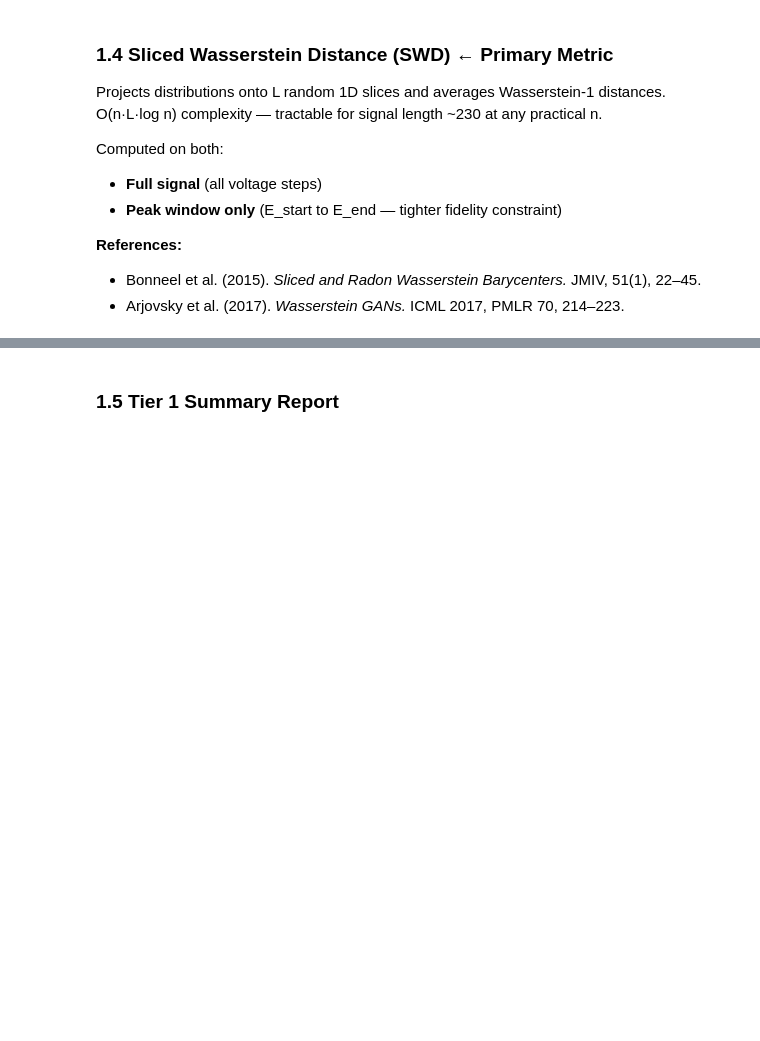
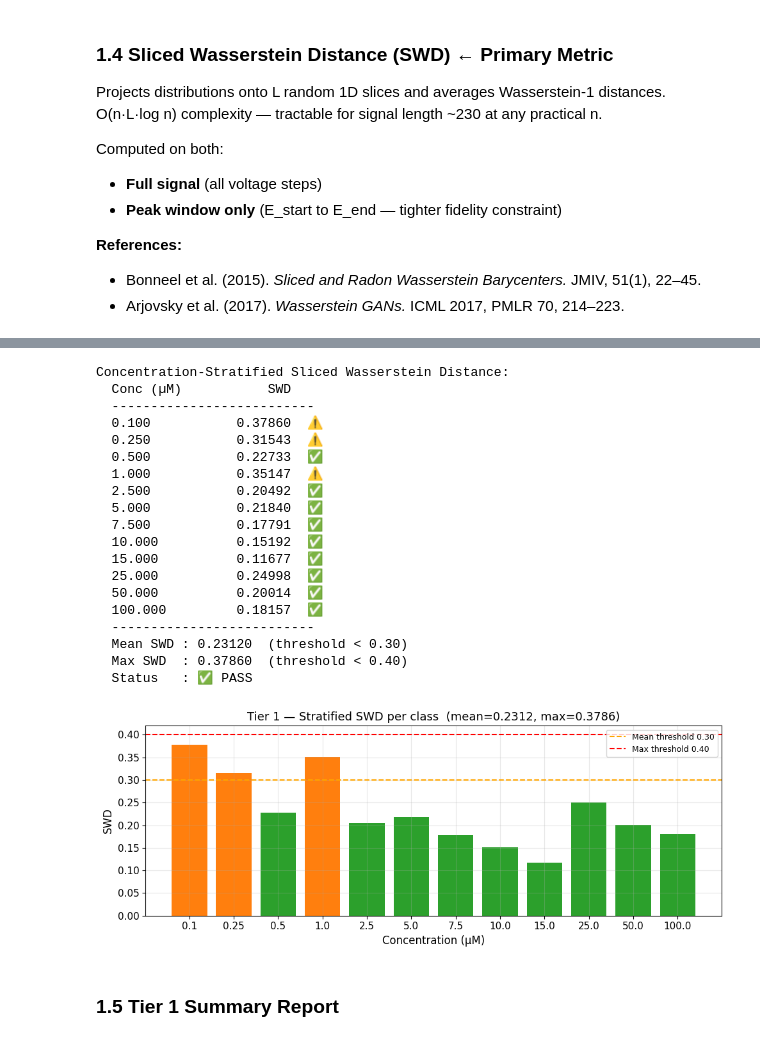
Before and after one commit to sorigh/pyocyanin-data-aug, a Jupyter notebook: validation_gate_modified.ipynb, the cells around one changed output, grey strips where cells are left out. Cells and saved outputs as stored; diff of their text form; code cells hidden in the pictures; blank space fills up the shorter version.

```diff
--- a/validation_gate_modified.ipynb
+++ b/validation_gate_modified.ipynb
@@ -802,3 +802,83 @@ Sliced Wasserstein Distance (SWD):
+# %%
+def compute_swd(X_real_norm, X_synth_norm, n_projections=500, seed=42):
+    """
+    Sliced Wasserstein Distance (SWD).
+    Reference: Bonneel et al. (2015), JMIV, 51(1), 22-45.
+    """
+    X = X_real_norm.astype(np.float64)
+    Y = X_synth_norm.astype(np.float64)
+    MAX_N = 300
+    rng = np.random.default_rng(seed)
+    if len(X) > MAX_N: X = X[rng.choice(len(X), MAX_N, replace=False)]
+    if len(Y) > MAX_N: Y = Y[rng.choice(len(Y), MAX_N, replace=False)]
+    return float(ot.sliced_wasserstein_distance(X, Y, n_projections=n_projections, seed=seed))
+
+
+def compute_stratified_swd(X_r_by_class, X_s_by_class, n_projections=300, seed=42):
+    """
+    Concentration-stratified SWD (Fix 5).
+    Computes SWD within each class and returns mean and max across classes.
+    """
+    per_class_swd = {}
+    for c, Xr_n in sorted(X_r_by_class.items()):
+        Xs_n = X_s_by_class.get(c)
+        if Xs_n is None or len(Xs_n) < 2 or len(Xr_n) < 2:
+            continue
+        per_class_swd[c] = compute_swd(Xr_n, Xs_n, n_projections=n_projections, seed=seed)
+    mean_swd = float(np.mean(list(per_class_swd.values())))
+    max_swd  = float(np.max( list(per_class_swd.values())))
+    return per_class_swd, mean_swd, max_swd
+
+
+# ── Stratified SWD ────────────────────────────────────────────────────────────
+swd_per_class, swd_mean, swd_max = compute_stratified_swd(
+    X_r_pk_norm_by_class, X_s_pk_norm_by_class)
+
+TIER1_SWD_PASS = (swd_mean < 0.30) and (swd_max < 0.40)
+
+print("Concentration-Stratified Sliced Wasserstein Distance:")
+print(f"  {'Conc (µM)':<12} {'SWD':>10}")
+print(f"  {'-'*26}")
+for c, swd_c in sorted(swd_per_class.items()):
+    flag = '✅' if swd_c < 0.30 else ('⚠️' if swd_c < 0.40 else '❌')
+    print(f"  {c:<12.3f}  {swd_c:>9.5f}  {flag}")
+print(f"  {'-'*26}")
+print(f"  Mean SWD : {swd_mean:.5f}  (threshold < 0.30)")
+print(f"  Max SWD  : {swd_max:.5f}  (threshold < 0.40)")
+print(f"  Status   : {'✅ PASS' if TIER1_SWD_PASS else '❌ FAIL'}")
+
+# ── Bar chart ─────────────────────────────────────────────────────────────────
+fig, ax = plt.subplots(figsize=(10, 4))
+concs = sorted(swd_per_class.keys())
+colors = [PASS_COLOR if swd_per_class[c] < 0.30 else (SYNTH_COLOR if swd_per_class[c] < 0.40 else FAIL_COLOR)
+          for c in concs]
+ax.bar([str(c) for c in concs], [swd_per_class[c] for c in concs], color=colors)
+ax.axhline(0.30, color='orange', linestyle='--', label='Mean threshold 0.30')
+ax.axhline(0.40, color='red',    linestyle='--', label='Max threshold 0.40')
+ax.set_xlabel('Concentration (µM)'); ax.set_ylabel('SWD')
+ax.set_title(f'Tier 1 — Stratified SWD per class  (mean={swd_mean:.4f}, max={swd_max:.4f})')
+ax.legend(fontsize=9); plt.tight_layout(); plt.show()
+# %% [output]
+Concentration-Stratified Sliced Wasserstein Distance:
+  Conc (µM)           SWD
+  --------------------------
+  0.100           0.37860  ⚠️
+  0.250           0.31543  ⚠️
+  0.500           0.22733  ✅
+  1.000           0.35147  ⚠️
+  2.500           0.20492  ✅
+  5.000           0.21840  ✅
+  7.500           0.17791  ✅
+  10.000          0.15192  ✅
+  15.000          0.11677  ✅
+  25.000          0.24998  ✅
+  50.000          0.20014  ✅
+  100.000         0.18157  ✅
+  --------------------------
+  Mean SWD : 0.23120  (threshold < 0.30)
+  Max SWD  : 0.37860  (threshold < 0.40)
+  Status   : ✅ PASS
+[figure, added]
 # %% [markdown]
 ### 1.5 Tier 1 Summary Report
 # %%
```
Also changed, not shown: parts of 15 cells of this notebook.
